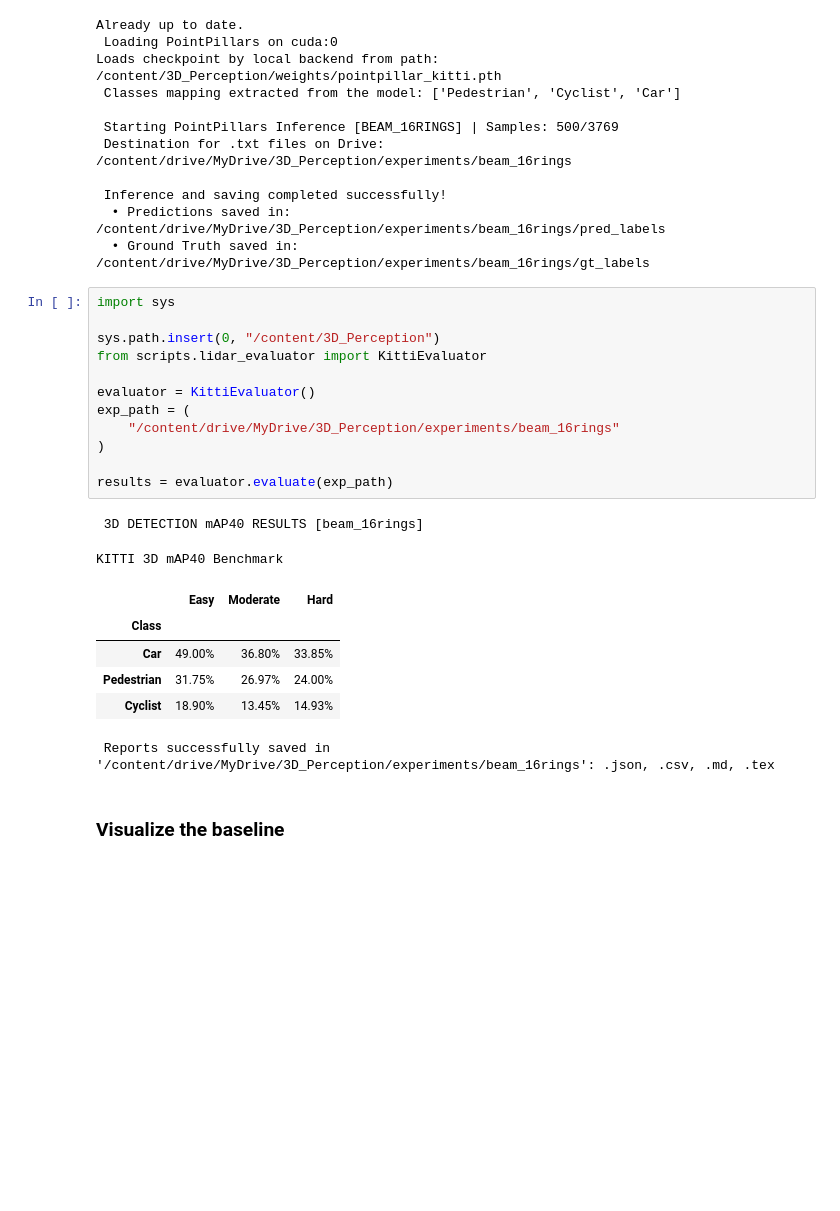
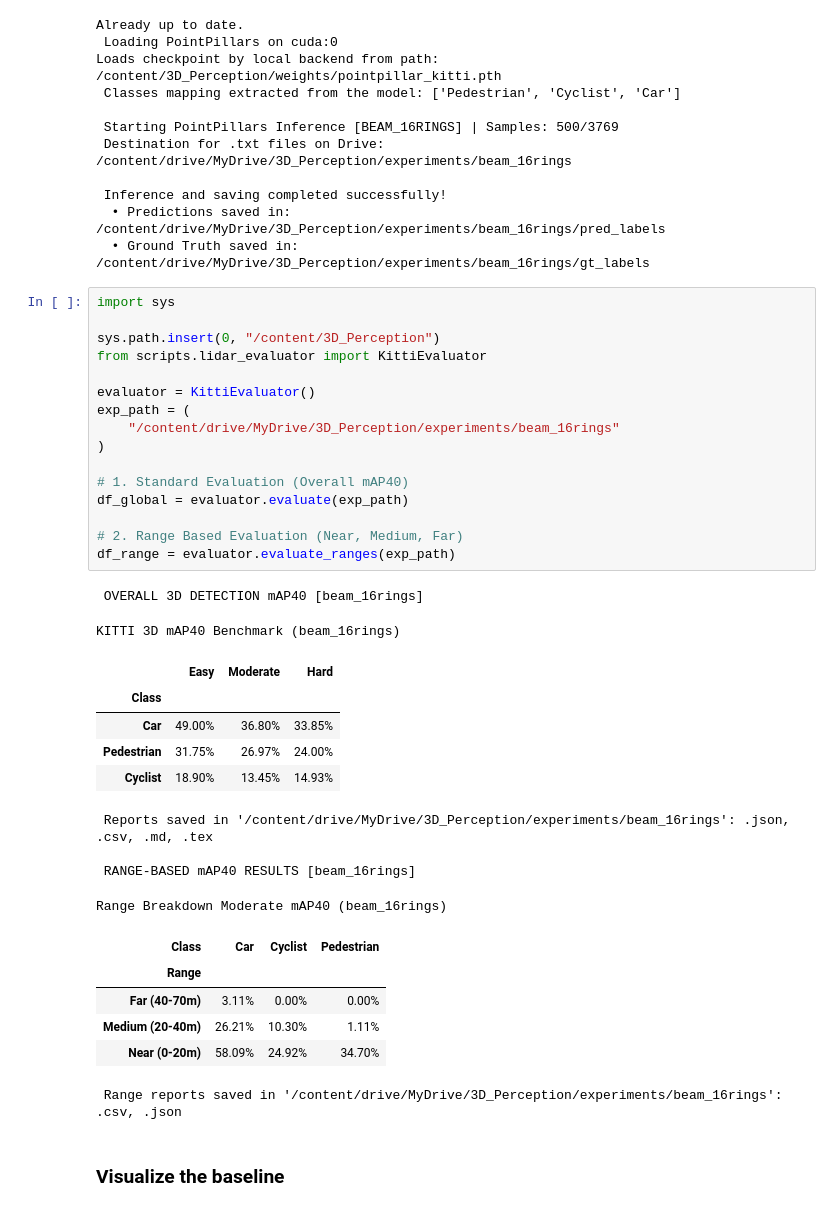
Before and after one commit to giacomosalvatori03/3D_Perception, a Jupyter notebook: notebooks/01_lidar_degradation.ipynb, the cells around one changed output. Drawn from its saved outputs; the diff is of its cells as text; blank space fills up the shorter version.

```diff
--- a/notebooks/01_lidar_degradation.ipynb
+++ b/notebooks/01_lidar_degradation.ipynb
@@ -524,24 +561,37 @@ Loads checkpoint by local backend from path: /content/3D_Perception/weights/poin
 # %%
 import sys
 
 sys.path.insert(0, "/content/3D_Perception")
 from scripts.lidar_evaluator import KittiEvaluator
 
 evaluator = KittiEvaluator()
 exp_path = (
     "/content/drive/MyDrive/3D_Perception/experiments/beam_16rings"
 )
 
-results = evaluator.evaluate(exp_path)
+# 1. Standard Evaluation (Overall mAP40)
+df_global = evaluator.evaluate(exp_path)
+
+# 2. Range Based Evaluation (Near, Medium, Far)
+df_range = evaluator.evaluate_ranges(exp_path)
 # %% [output]
- 3D DETECTION mAP40 RESULTS [beam_16rings]
+ OVERALL 3D DETECTION mAP40 [beam_16rings]
-KITTI 3D mAP40 Benchmark
+KITTI 3D mAP40 Benchmark (beam_16rings)
 |  | Easy | Moderate | Hard |
 | Class |  |  |  |
 | Car | 49.00% | 36.80% | 33.85% |
 | Pedestrian | 31.75% | 26.97% | 24.00% |
 | Cyclist | 18.90% | 13.45% | 14.93% |
- Reports successfully saved in '/content/drive/MyDrive/3D_Perception/experiments/beam_16rings': .json, .csv, .md, .tex
+ Reports saved in '/content/drive/MyDrive/3D_Perception/experiments/beam_16rings': .json, .csv, .md, .tex
+
+ RANGE-BASED mAP40 RESULTS [beam_16rings]
+Range Breakdown Moderate mAP40 (beam_16rings)
+| Class | Car | Cyclist | Pedestrian |
+| Range |  |  |  |
+| Far (40-70m) | 3.11% | 0.00% | 0.00% |
+| Medium (20-40m) | 26.21% | 10.30% | 1.11% |
+| Near (0-20m) | 58.09% | 24.92% | 34.70% |
+ Range reports saved in '/content/drive/MyDrive/3D_Perception/experiments/beam_16rings': .csv, .json
 # %% [markdown]
 ### Visualize the baseline
 # %%
```
Also changed, not shown: parts of 5 cells of this notebook.
